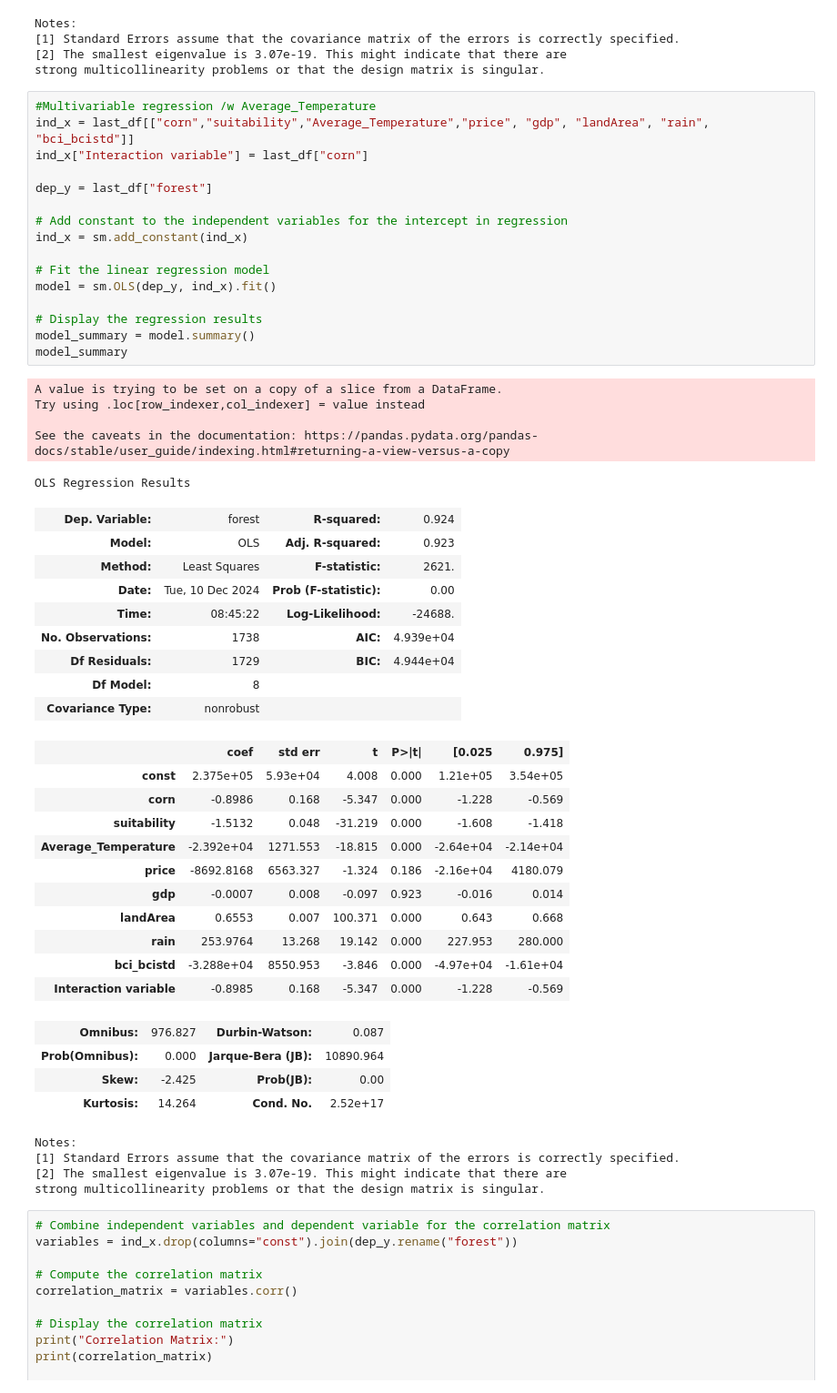
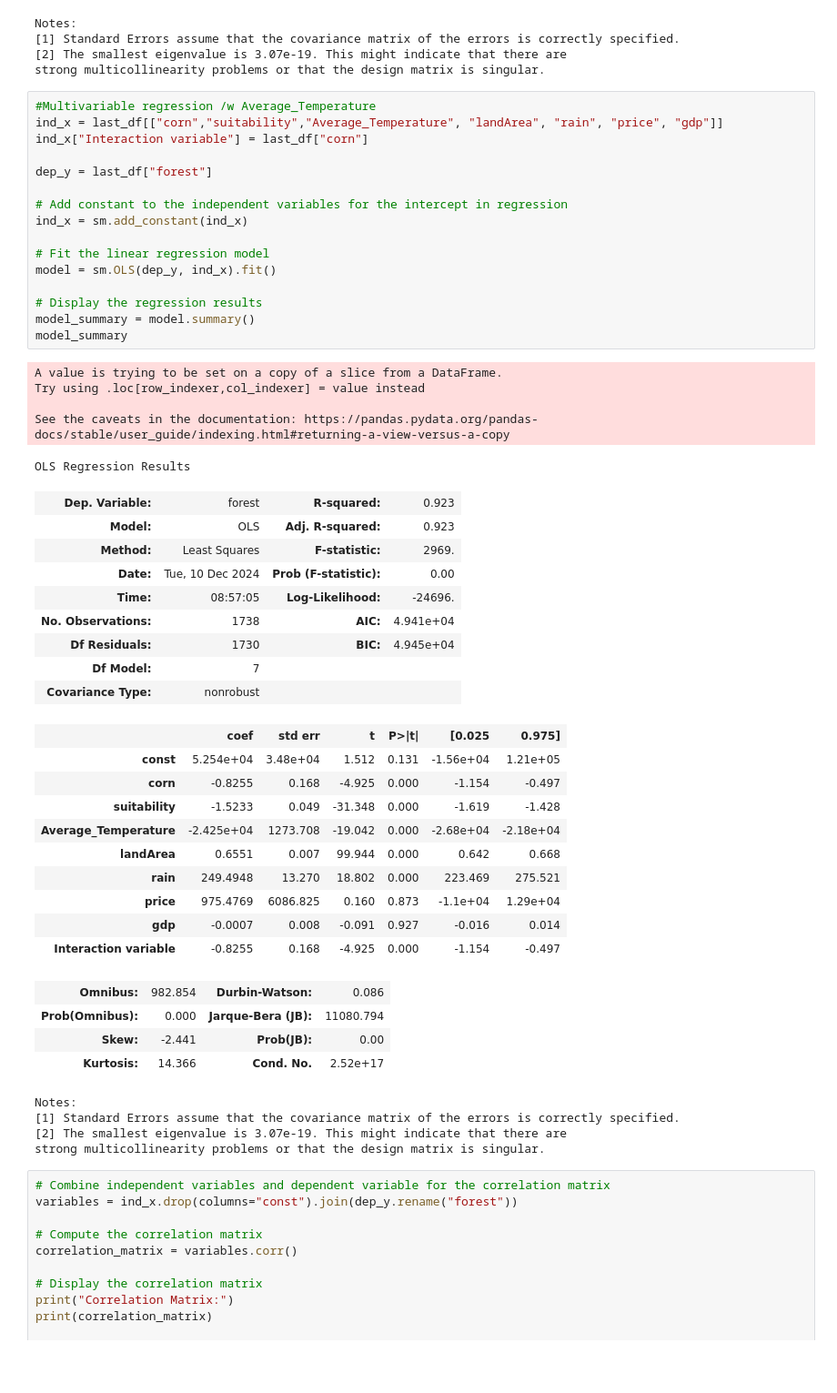
Before and after one commit to ZeliaDec/DataScience, a Jupyter notebook: EDA_Notebook.ipynb, the cells around one changed output. Shown at 91% size. Drawn from its saved outputs; the diff is of its cells as text; blank space fills up the shorter version.

```diff
--- a/EDA_Notebook.ipynb
+++ b/EDA_Notebook.ipynb
@@ -421,50 +421,49 @@ Notes:
 strong multicollinearity problems or that the design matrix is singular.
 # %%
 #Multivariable regression /w Average_Temperature
-ind_x = last_df[["corn","suitability","Average_Temperature","price", "gdp", "landArea", "rain", "bci_bcistd"]]
+ind_x = last_df[["corn","suitability","Average_Temperature", "landArea", "rain", "price", "gdp"]]
 ind_x["Interaction variable"] = last_df["corn"]
 
 dep_y = last_df["forest"]
 
 # Add constant to the independent variables for the intercept in regression
 ind_x = sm.add_constant(ind_x)
 
 # Fit the linear regression model
 model = sm.OLS(dep_y, ind_x).fit()
 
 # Display the regression results
 model_summary = model.summary()
 model_summary
 # %% [output]
 A value is trying to be set on a copy of a slice from a DataFrame.
 Try using .loc[row_indexer,col_indexer] = value instead
 
 See the caveats in the documentation: https://pandas.pydata.org/pandas-docs/stable/user_guide/indexing.html#returning-a-view-versus-a-copy
 OLS Regression Results
-| Dep. Variable: | forest | R-squared: | 0.924 |
+| Dep. Variable: | forest | R-squared: | 0.923 |
 | Model: | OLS | Adj. R-squared: | 0.923 |
-| Method: | Least Squares | F-statistic: | 2621. |
+| Method: | Least Squares | F-statistic: | 2969. |
 | Date: | Tue, 10 Dec 2024 | Prob (F-statistic): | 0.00 |
-| Time: | 08:45:22 | Log-Likelihood: | -24688. |
-| No. Observations: | 1738 | AIC: | 4.939e+04 |
-| Df Residuals: | 1729 | BIC: | 4.944e+04 |
-| Df Model: | 8 |  |  |
+| Time: | 08:57:05 | Log-Likelihood: | -24696. |
+| No. Observations: | 1738 | AIC: | 4.941e+04 |
+| Df Residuals: | 1730 | BIC: | 4.945e+04 |
+| Df Model: | 7 |  |  |
 | Covariance Type: | nonrobust |  |  |
 |  | coef | std err | t | P>|t| | [0.025 | 0.975] |
-| const | 2.375e+05 | 5.93e+04 | 4.008 | 0.000 | 1.21e+05 | 3.54e+05 |
-| corn | -0.8986 | 0.168 | -5.347 | 0.000 | -1.228 | -0.569 |
-| suitability | -1.5132 | 0.048 | -31.219 | 0.000 | -1.608 | -1.418 |
-| Average_Temperature | -2.392e+04 | 1271.553 | -18.815 | 0.000 | -2.64e+04 | -2.14e+04 |
-| price | -8692.8168 | 6563.327 | -1.324 | 0.186 | -2.16e+04 | 4180.079 |
-| gdp | -0.0007 | 0.008 | -0.097 | 0.923 | -0.016 | 0.014 |
-| landArea | 0.6553 | 0.007 | 100.371 | 0.000 | 0.643 | 0.668 |
-| rain | 253.9764 | 13.268 | 19.142 | 0.000 | 227.953 | 280.000 |
-| bci_bcistd | -3.288e+04 | 8550.953 | -3.846 | 0.000 | -4.97e+04 | -1.61e+04 |
-| Interaction variable | -0.8985 | 0.168 | -5.347 | 0.000 | -1.228 | -0.569 |
+| const | 5.254e+04 | 3.48e+04 | 1.512 | 0.131 | -1.56e+04 | 1.21e+05 |
+| corn | -0.8255 | 0.168 | -4.925 | 0.000 | -1.154 | -0.497 |
+| suitability | -1.5233 | 0.049 | -31.348 | 0.000 | -1.619 | -1.428 |
+| Average_Temperature | -2.425e+04 | 1273.708 | -19.042 | 0.000 | -2.68e+04 | -2.18e+04 |
+| landArea | 0.6551 | 0.007 | 99.944 | 0.000 | 0.642 | 0.668 |
+| rain | 249.4948 | 13.270 | 18.802 | 0.000 | 223.469 | 275.521 |
+| price | 975.4769 | 6086.825 | 0.160 | 0.873 | -1.1e+04 | 1.29e+04 |
+| gdp | -0.0007 | 0.008 | -0.091 | 0.927 | -0.016 | 0.014 |
+| Interaction variable | -0.8255 | 0.168 | -4.925 | 0.000 | -1.154 | -0.497 |
-| Omnibus: | 976.827 | Durbin-Watson: | 0.087 |
-| Prob(Omnibus): | 0.000 | Jarque-Bera (JB): | 10890.964 |
-| Skew: | -2.425 | Prob(JB): | 0.00 |
-| Kurtosis: | 14.264 | Cond. No. | 2.52e+17 |
+| Omnibus: | 982.854 | Durbin-Watson: | 0.086 |
+| Prob(Omnibus): | 0.000 | Jarque-Bera (JB): | 11080.794 |
+| Skew: | -2.441 | Prob(JB): | 0.00 |
+| Kurtosis: | 14.366 | Cond. No. | 2.52e+17 |
 Notes:
 [1] Standard Errors assume that the covariance matrix of the errors is correctly specified.
 [2] The smallest eigenvalue is 3.07e-19. This might indicate that there are
```
Also changed, not shown: 1 other file.
